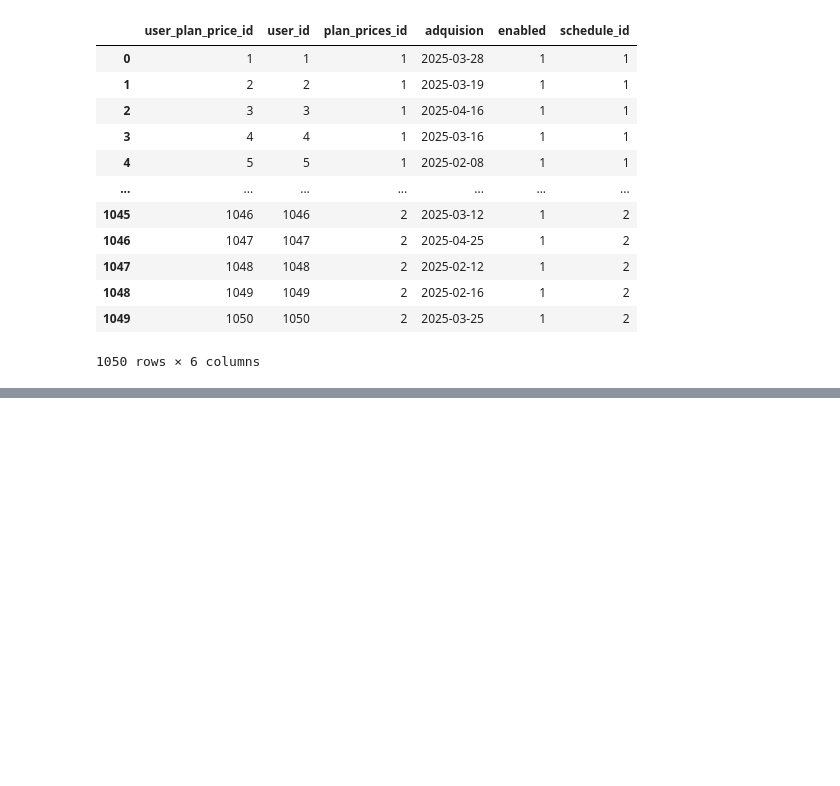
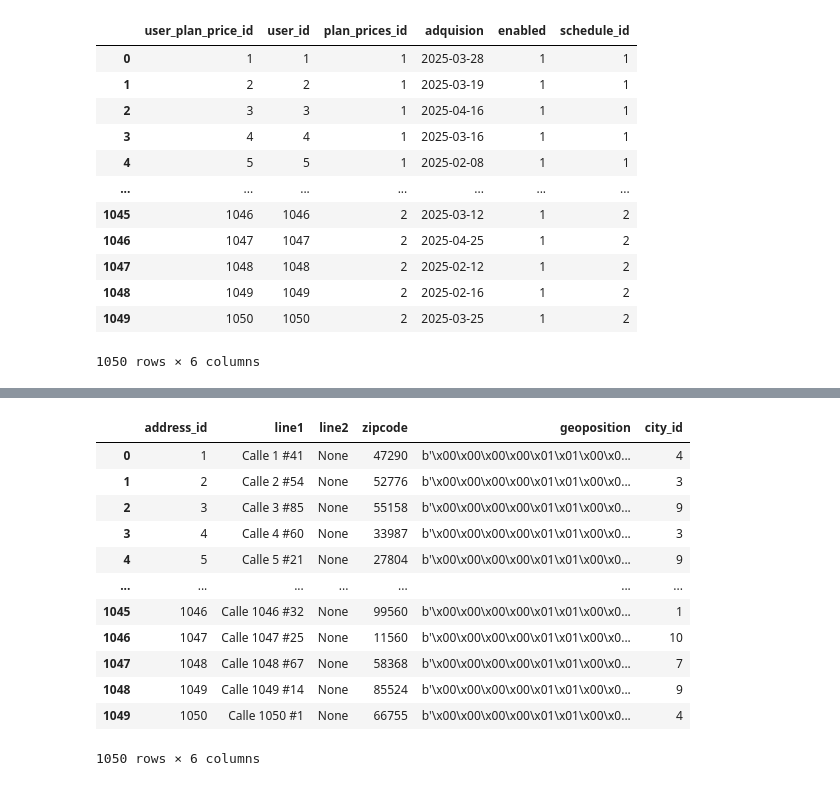
Before and after one commit to WeebL0rd/Caso-2-BDI, a Jupyter notebook: MigrationSetup.ipynb, the cells around one changed output, grey strips where cells are left out. Cells and saved outputs as stored; diff of their text form; code cells hidden in the pictures; blank space fills up the shorter version.

```diff
--- a/MigrationSetup.ipynb
+++ b/MigrationSetup.ipynb
@@ -41,6 +50,11 @@ df_planFeaturesSubscriptions = None
 df_schedules = None
 df_scheduleDetails = None
 df_userPlanPrices = None
+df_countries = None
+df_states = None
+df_cities = None
+df_addresses = None
+df_userAddresses = None
 # %%
 # Esta función hace todos los queries de las tablas y los guarda en DataFrames
 def extractAllData():
@@ -131,0 +194,16 @@ df_userPlanPrices
+# %%
+df_addresses
+# %% [output]
+|  | address_id | line1 | line2 | zipcode | geoposition | city_id |
+| 0 | 1 | Calle 1 #41 | None | 47290 | b'\x00\x00\x00\x00\x01\x01\x00\x0... | 4 |
+| 1 | 2 | Calle 2 #54 | None | 52776 | b'\x00\x00\x00\x00\x01\x01\x00\x0... | 3 |
+| 2 | 3 | Calle 3 #85 | None | 55158 | b'\x00\x00\x00\x00\x01\x01\x00\x0... | 9 |
+| 3 | 4 | Calle 4 #60 | None | 33987 | b'\x00\x00\x00\x00\x01\x01\x00\x0... | 3 |
+| 4 | 5 | Calle 5 #21 | None | 27804 | b'\x00\x00\x00\x00\x01\x01\x00\x0... | 9 |
+| ... | ... | ... | ... | ... | ... | ... |
+| 1045 | 1046 | Calle 1046 #32 | None | 99560 | b'\x00\x00\x00\x00\x01\x01\x00\x0... | 1 |
+| 1046 | 1047 | Calle 1047 #25 | None | 11560 | b'\x00\x00\x00\x00\x01\x01\x00\x0... | 10 |
+| 1047 | 1048 | Calle 1048 #67 | None | 58368 | b'\x00\x00\x00\x00\x01\x01\x00\x0... | 7 |
+| 1048 | 1049 | Calle 1049 #14 | None | 85524 | b'\x00\x00\x00\x00\x01\x01\x00\x0... | 9 |
+| 1049 | 1050 | Calle 1050 #1 | None | 66755 | b'\x00\x00\x00\x00\x01\x01\x00\x0... | 4 |
+1050 rows × 6 columns
```
Also changed, not shown: parts of 15 cells of this notebook.
